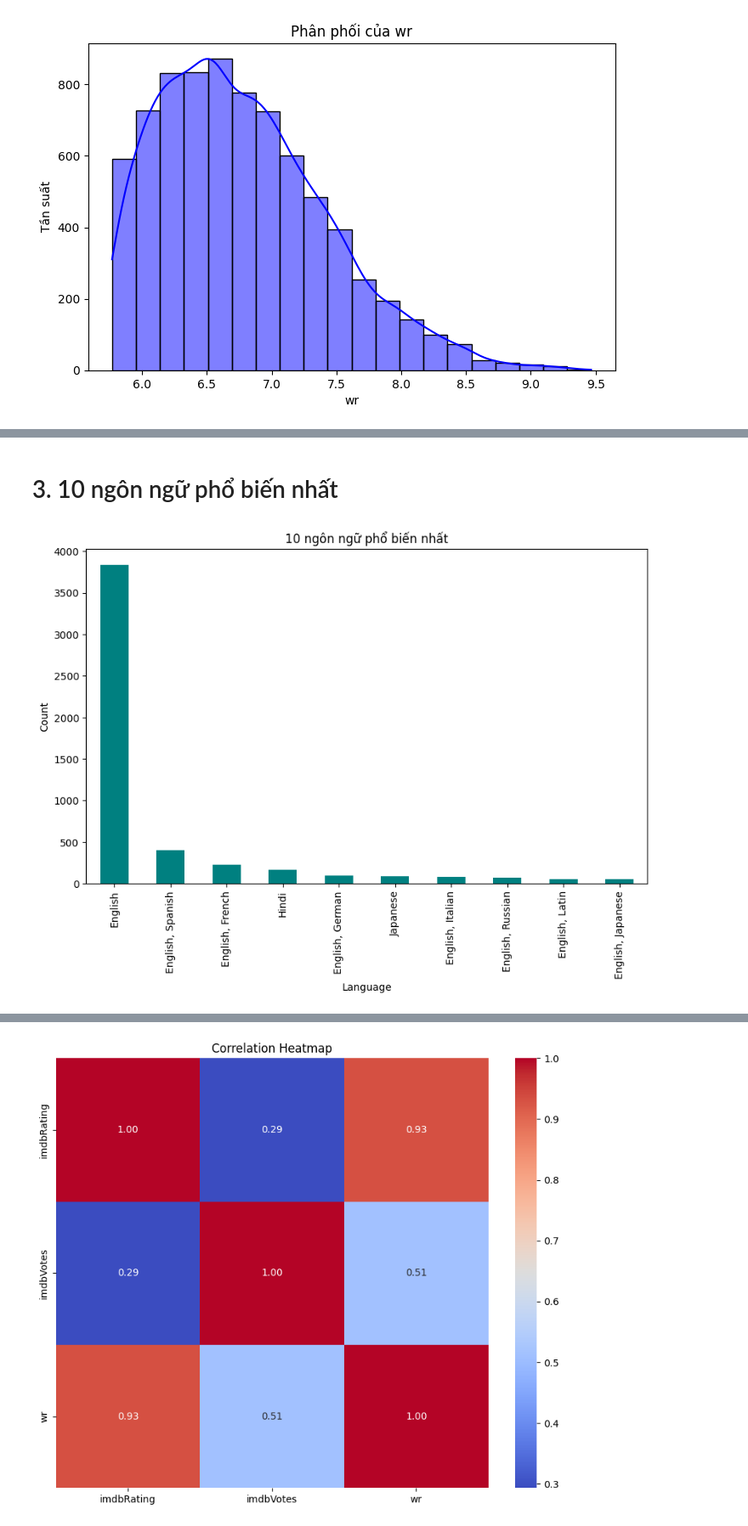
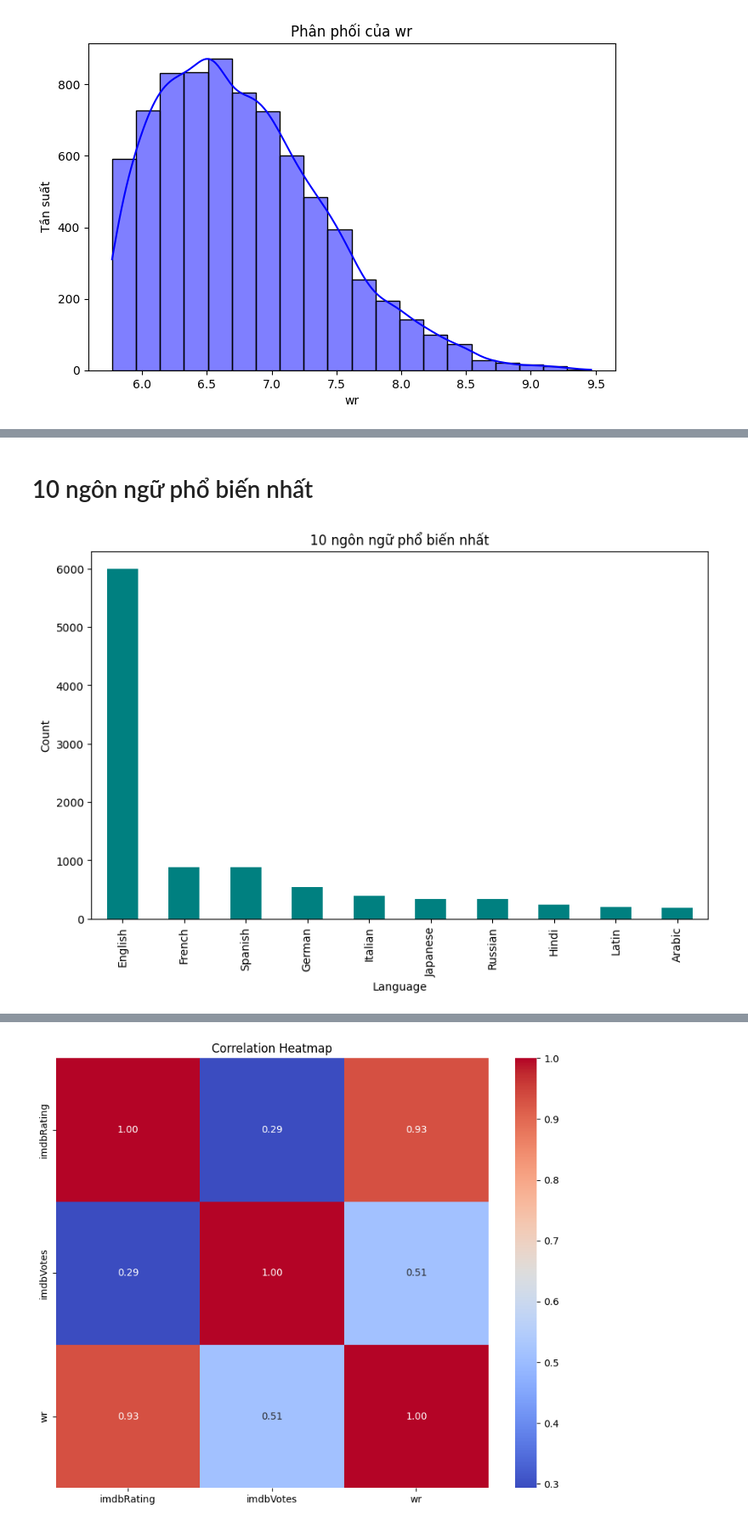
Before and after one commit to NgHoangQuan2204/Recommendation-System, a Jupyter notebook: notebooks/EDA.ipynb, the cells around one changed output, grey strips where cells are left out. Shown at 85% size. Drawn from its saved outputs; the diff is of its cells as text; code cells hidden in the pictures.

```diff
--- a/notebooks/EDA.ipynb
+++ b/notebooks/EDA.ipynb
@@ -19,0 +22,7 @@ df.head(5)
+# %%
+sns.set(rc={'figure.figsize':(14,6)})
+
+top_10_imdbRating = df.groupby('Title', as_index=False)['imdbRating'].sum().sort_values(by= 'imdbRating', ascending= False).head(10)
+
+plt.xticks(rotation=45, ha="right")
+plt.plot(top_10_imdbRating['Title'], top_10_imdbRating['imdbRating'])
@@ -19,0 +34,8 @@ df.head(5)
+# %%
+sns.set(rc={'figure.figsize':(14,6)})
+
+top_10_imdbVotes = df.groupby('Title', as_index=False)['imdbVotes'].sum().sort_values(by= 'imdbVotes', ascending= False).head(10)
+
+plt.ticklabel_format(scilimits=(-5, 8))
+plt.xticks(rotation=45, ha="right")
+plt.plot(top_10_imdbVotes['Title'], top_10_imdbVotes['imdbVotes'])
@@ -19,0 +47,7 @@ df.head(5)
+# %%
+sns.set(rc={'figure.figsize':(14,6)})
+
+top_10_wr = df.groupby('Title', as_index=False)['wr'].sum().sort_values(by= 'wr', ascending= False).head(10)
+
+plt.xticks(rotation=45, ha="right")
+plt.plot(top_10_wr['Title'], top_10_wr['wr'])
@@ -44,12 +89,18 @@ for col in numerical_columns:
 # %% [markdown]
-# 3. 10 ngôn ngữ phổ biến nhất
+# 10 ngôn ngữ phổ biến nhất
 # %%
+language = []
+for list_language in df['Language']:
+    list_language = list_language.split(', ')
+    language.extend(list_language)
+language = pd.DataFrame(language)
+
 plt.figure(figsize=(10, 6))
-df['Language'].value_counts().head(10).plot.bar(color='teal')
+language[0].value_counts().head(10).plot.bar(color='teal')
 plt.title('10 ngôn ngữ phổ biến nhất')
 plt.xlabel('Language')
 plt.ylabel('Count')
 plt.show()
 # %% [output]
-[figure, old version]
+[figure, new version]
 # %% [markdown]
```
Also changed, not shown: parts of 18 cells of this notebook.
